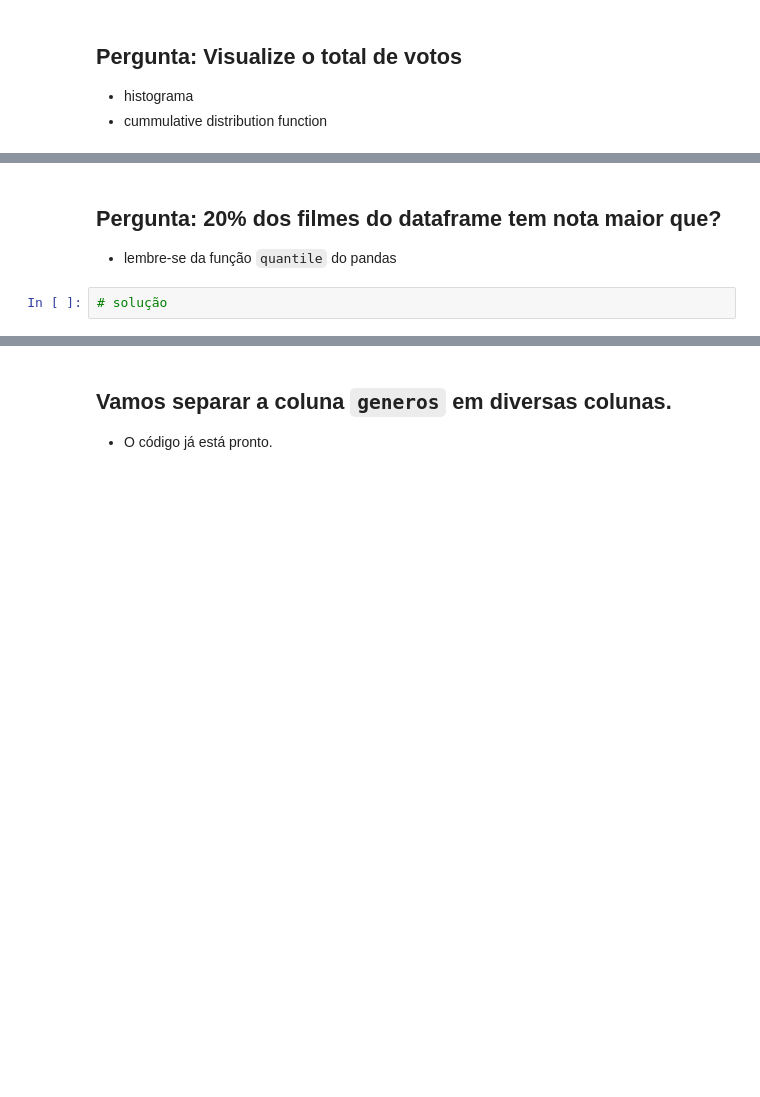
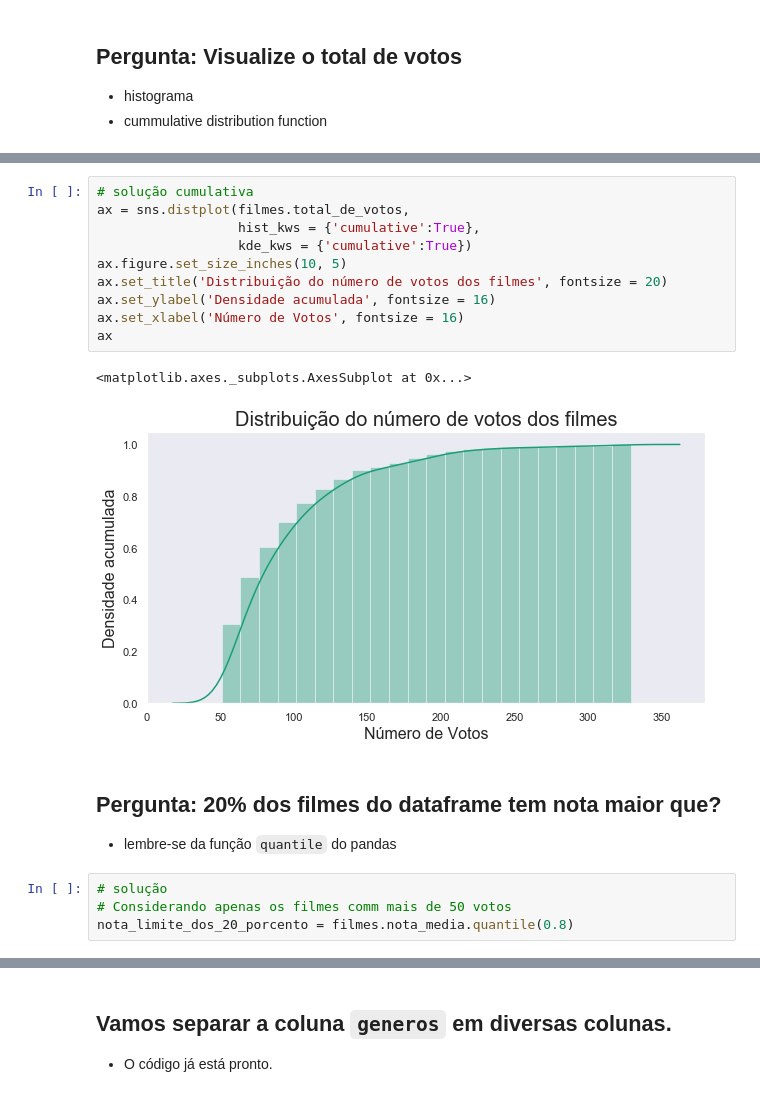
Before and after one commit to rkpegoraro/DataScienceAluraProject, a Jupyter notebook: Formação Data Science Alura - Análise exploratória do MovieLens.ipynb, the cells around one changed output, grey strips where cells are left out. Drawn from its saved outputs; the diff is of its cells as text; blank space fills up the shorter version.

```diff
--- a/Formação Data Science Alura - Análise exploratória do MovieLens.ipynb
+++ b/Formação Data Science Alura - Análise exploratória do MovieLens.ipynb
@@ -114,8 +215,23 @@ Dicas:
+# %%
+# solução cumulativa
+ax = sns.distplot(filmes.total_de_votos,
+                  hist_kws = {'cumulative':True},
+                  kde_kws = {'cumulative':True})
+ax.figure.set_size_inches(10, 5)
+ax.set_title('Distribuição do número de votos dos filmes', fontsize = 20)
+ax.set_ylabel('Densidade acumulada', fontsize = 16)
+ax.set_xlabel('Número de Votos', fontsize = 16)
+ax
+# %% [output]
+<matplotlib.axes._subplots.AxesSubplot at 0x...>
+[figure, added]
 # %% [markdown]
 ## Pergunta: 20% dos filmes do dataframe tem nota maior que?
 
 - lembre-se da função `quantile` do pandas
-# %%
-# solução
+# %%
+# solução
+# Considerando apenas os filmes comm mais de 50 votos
+nota_limite_dos_20_porcento = filmes.nota_media.quantile(0.8)
 # %%
 print("20 porcento dos filmes tem nota maior que de %.2f" % nota_limite_dos_20_porcento)
```
Also changed, not shown: parts of 90 cells of this notebook.
